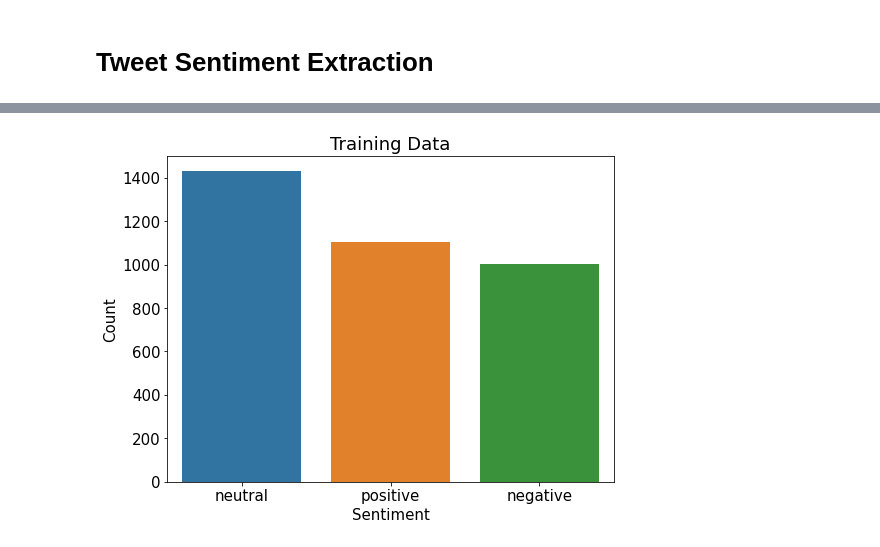
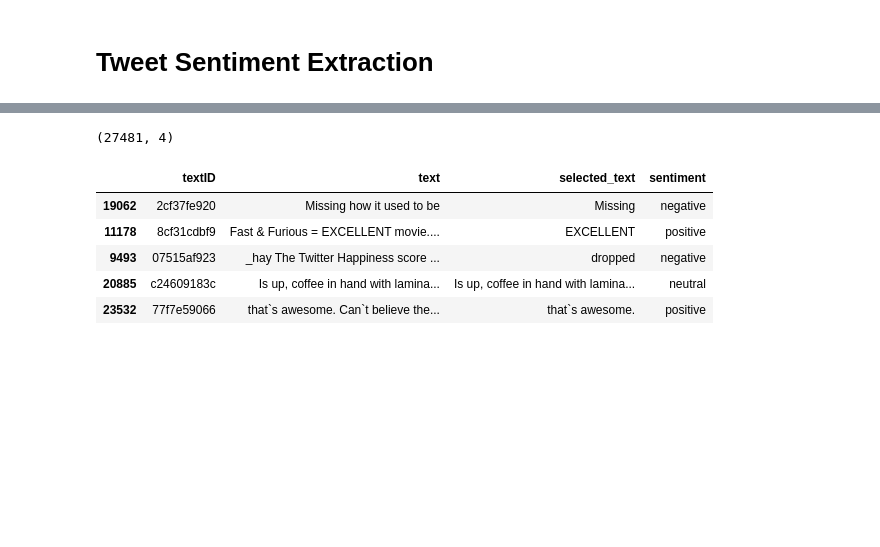
Before and after one commit to jrakhshanda/Bayesian-Methods, a Jupyter notebook: text_mining.ipynb, the cells around one changed output, grey strips where cells are left out. Cells and saved outputs as stored; diff of their text form; code cells hidden in the pictures; blank space fills up the shorter version.

```diff
--- a/text_mining.ipynb
+++ b/text_mining.ipynb
@@ -62,10 +64,11 @@ test_df.head(10)
-# %%
-plt.rcParams.update({'font.size': 15})
-plt.figure(figsize=(8,6))
-sns.countplot(data=test, x = 'sentiment')
-plt.xlabel("Sentiment")
-plt.ylabel("Count")
-plt.title('Training Data')
-plt.show()
-# %% [output]
-[figure, removed]
+# %%
+print(df_train.shape)
+df_train.sample(5)
+# %% [output]
+(27481, 4)
+|  | textID | text | selected_text | sentiment |
+| 19062 | 2cf37fe920 | Missing how it used to be | Missing | negative |
+| 11178 | 8cf31cdbf9 | Fast & Furious = EXCELLENT movie.... | EXCELLENT | positive |
+| 9493 | 07515af923 | _hay The Twitter Happiness score ... | dropped | negative |
+| 20885 | c24609183c | Is up, coffee in hand with lamina... | Is up, coffee in hand with lamina... | neutral |
+| 23532 | 77f7e59066 | that`s awesome. Can`t believe the... | that`s awesome. | positive |
```
Also changed, not shown: parts of 36 cells of this notebook.
